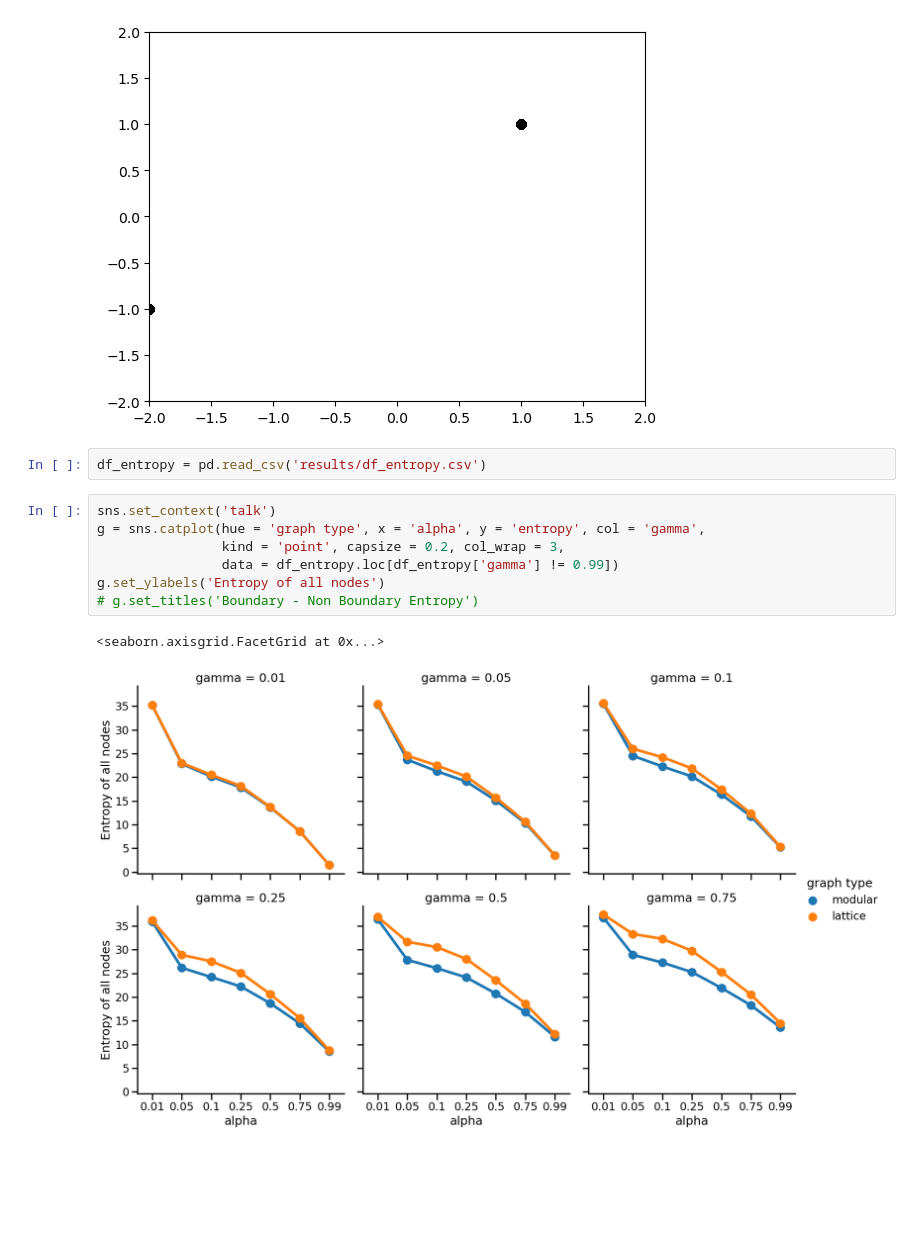
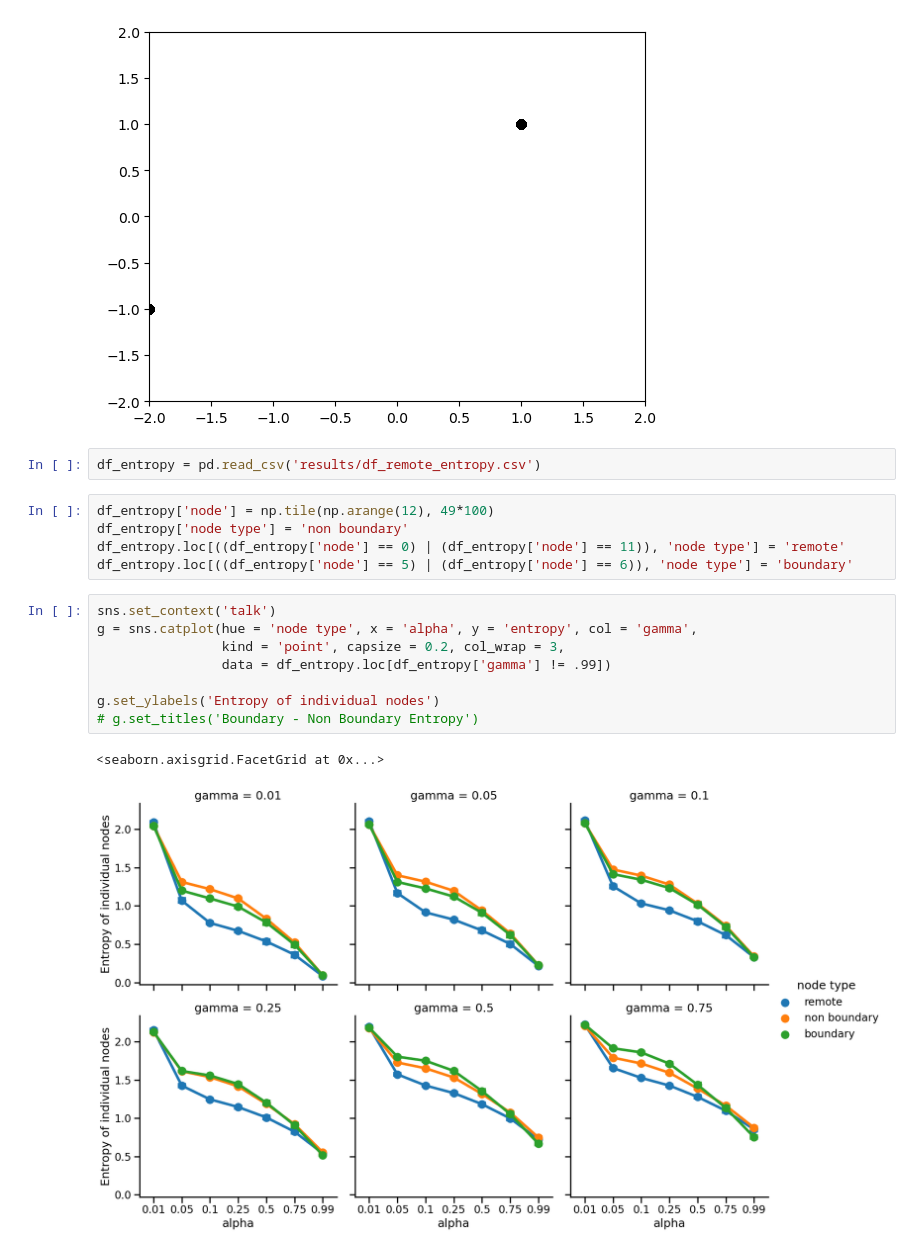
Before and after one commit to tejas-savalia/event-boundaries, a Jupyter notebook: simulations/categorization_simulation.ipynb, the cells around one changed output. Saved outputs shown, nothing was run; the diff lists cells and outputs as text; blank space fills up the shorter version.

```diff
--- a/simulations/categorization_simulation.ipynb
+++ b/simulations/categorization_simulation.ipynb
@@ -544,14 +534,20 @@ plt.show()
 # %% [output]
 [figure]
 # %%
-df_entropy = pd.read_csv('results/df_entropy.csv')
+df_entropy = pd.read_csv('results/df_remote_entropy.csv')
+# %%
+df_entropy['node'] = np.tile(np.arange(12), 49*100)
+df_entropy['node type'] = 'non boundary'
+df_entropy.loc[((df_entropy['node'] == 0) | (df_entropy['node'] == 11)), 'node type'] = 'remote'
+df_entropy.loc[((df_entropy['node'] == 5) | (df_entropy['node'] == 6)), 'node type'] = 'boundary'
 # %%
 sns.set_context('talk')
-g = sns.catplot(hue = 'graph type', x = 'alpha', y = 'entropy', col = 'gamma',
+g = sns.catplot(hue = 'node type', x = 'alpha', y = 'entropy', col = 'gamma',
                 kind = 'point', capsize = 0.2, col_wrap = 3,
-                data = df_entropy.loc[df_entropy['gamma'] != 0.99])
-g.set_ylabels('Entropy of all nodes')
+                data = df_entropy.loc[df_entropy['gamma'] != .99])
+
+g.set_ylabels('Entropy of individual nodes')
 # g.set_titles('Boundary - Non Boundary Entropy')
 # %% [output]
 <seaborn.axisgrid.FacetGrid at 0x...>
-[figure, old version]
+[figure, new version]
```
Also changed, not shown: parts of 4 cells of this notebook.
